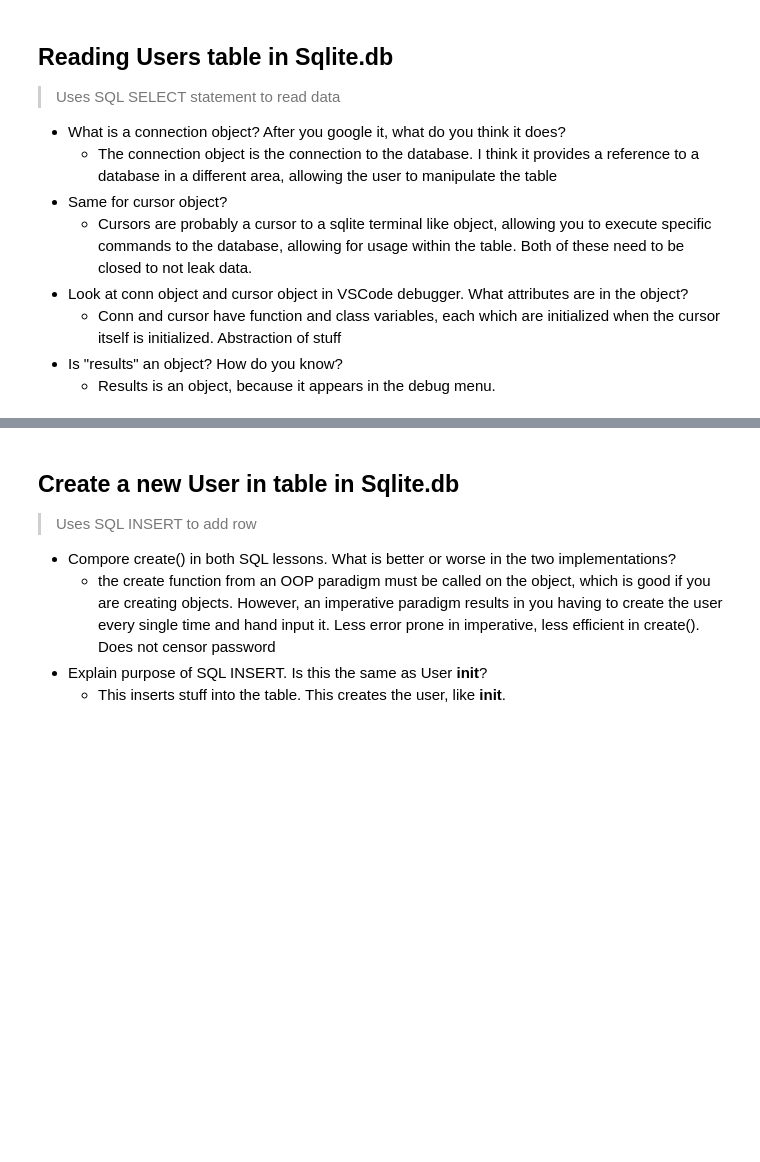
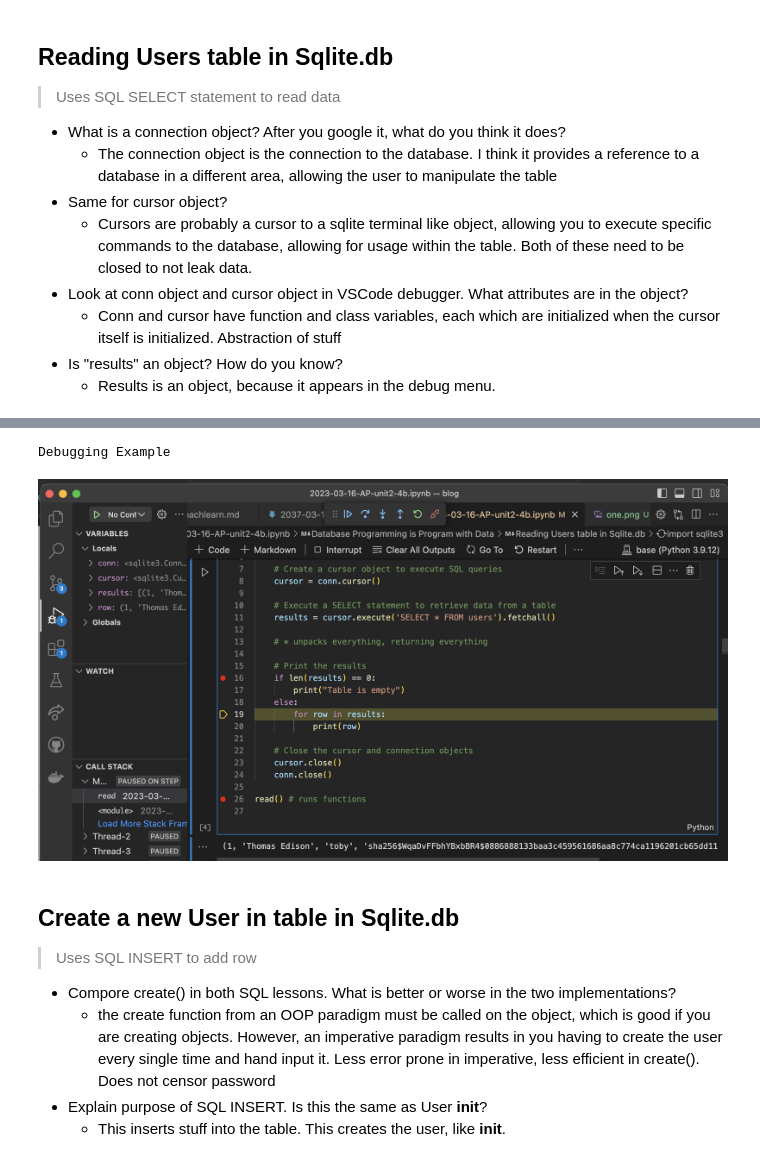
Before and after one commit to nVarap/blog, a Jupyter notebook: _notebooks/2023-03-16-AP-unit2-4b.ipynb, the cells around one changed output, grey strips where cells are left out. Saved outputs shown, nothing was run; the diff lists cells and outputs as text; code cells hidden in the pictures; blank space fills up the shorter version.

```diff
--- a/_notebooks/2023-03-16-AP-unit2-4b.ipynb
+++ b/_notebooks/2023-03-16-AP-unit2-4b.ipynb
@@ -99,3 +116,11 @@ read() # runs functions
+# %%
+from PIL import Image
+print("Debugging Example")
+emaad = Image.open('images/two.png')
+display(emaad)
+# %% [output]
+Debugging Example
+[figure, added]
 # %% [markdown]
 ## Create a new User in table in Sqlite.db
 > Uses SQL INSERT to add row
```
Also changed, not shown: parts of 8 cells of this notebook, 8 other files.
